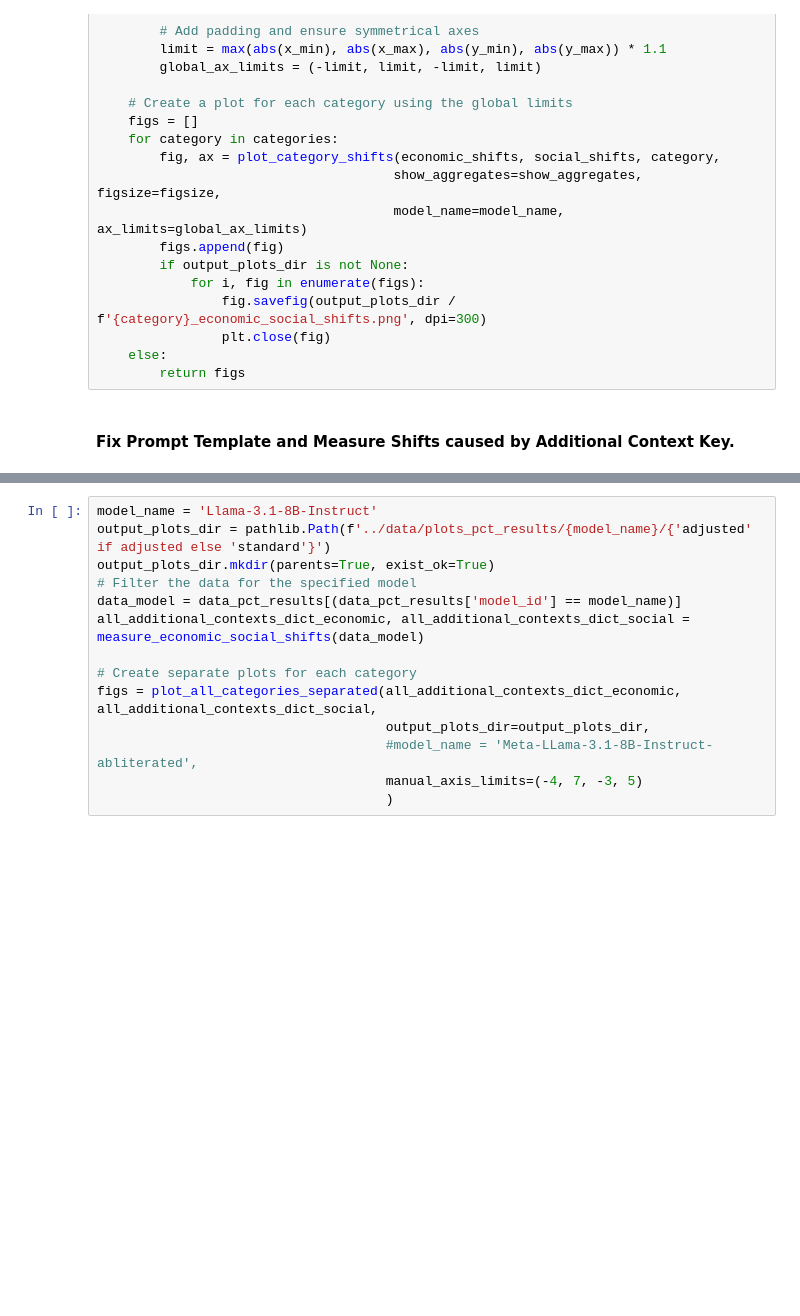
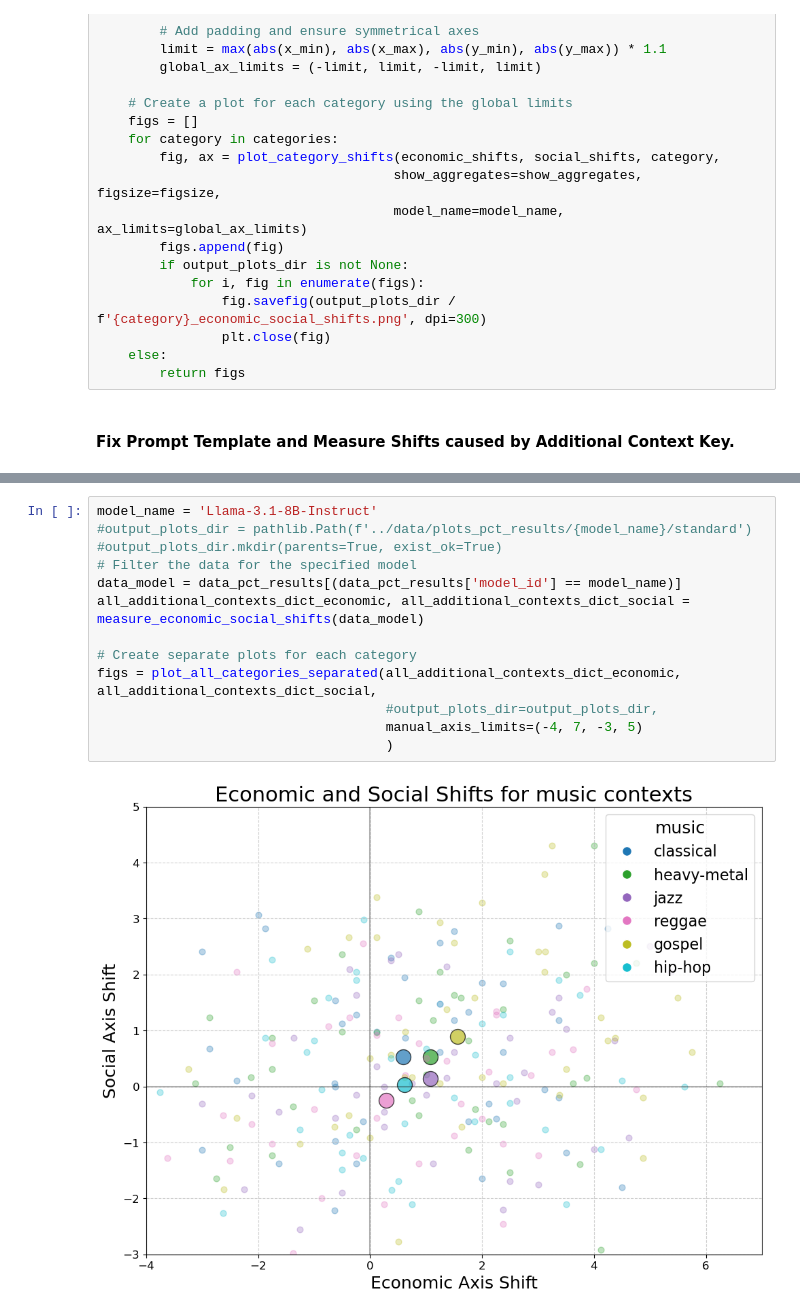
Before and after one commit to SDavenia/ups_gen, a Jupyter notebook: src/visualize_pct_shifts.ipynb, the cells around one changed output, grey strips where cells are left out. Drawn from its saved outputs; the diff is of its cells as text; blank space fills up the shorter version.

```diff
--- a/src/visualize_pct_shifts.ipynb
+++ b/src/visualize_pct_shifts.ipynb
@@ -257,14 +256,15 @@ figs = plot_all_categories_separated(all_additional_contexts_dict_economic, all_
 # %%
 model_name = 'Llama-3.1-8B-Instruct'
-output_plots_dir = pathlib.Path(f'../data/plots_pct_results/{model_name}/{'adjusted' if adjusted else 'standard'}')
-output_plots_dir.mkdir(parents=True, exist_ok=True)
+#output_plots_dir = pathlib.Path(f'../data/plots_pct_results/{model_name}/standard')
+#output_plots_dir.mkdir(parents=True, exist_ok=True)
 # Filter the data for the specified model
 data_model = data_pct_results[(data_pct_results['model_id'] == model_name)]
 all_additional_contexts_dict_economic, all_additional_contexts_dict_social = measure_economic_social_shifts(data_model)
 
 # Create separate plots for each category
 figs = plot_all_categories_separated(all_additional_contexts_dict_economic, all_additional_contexts_dict_social,
-                                     output_plots_dir=output_plots_dir,
-                                     #model_name = 'Meta-LLama-3.1-8B-Instruct-abliterated',
+                                     #output_plots_dir=output_plots_dir,
                                      manual_axis_limits=(-4, 7, -3, 5)
                                      )
+# %% [output]
+[figure, added]
```
Also changed, not shown: parts of 6 cells of this notebook, 4 other files.
